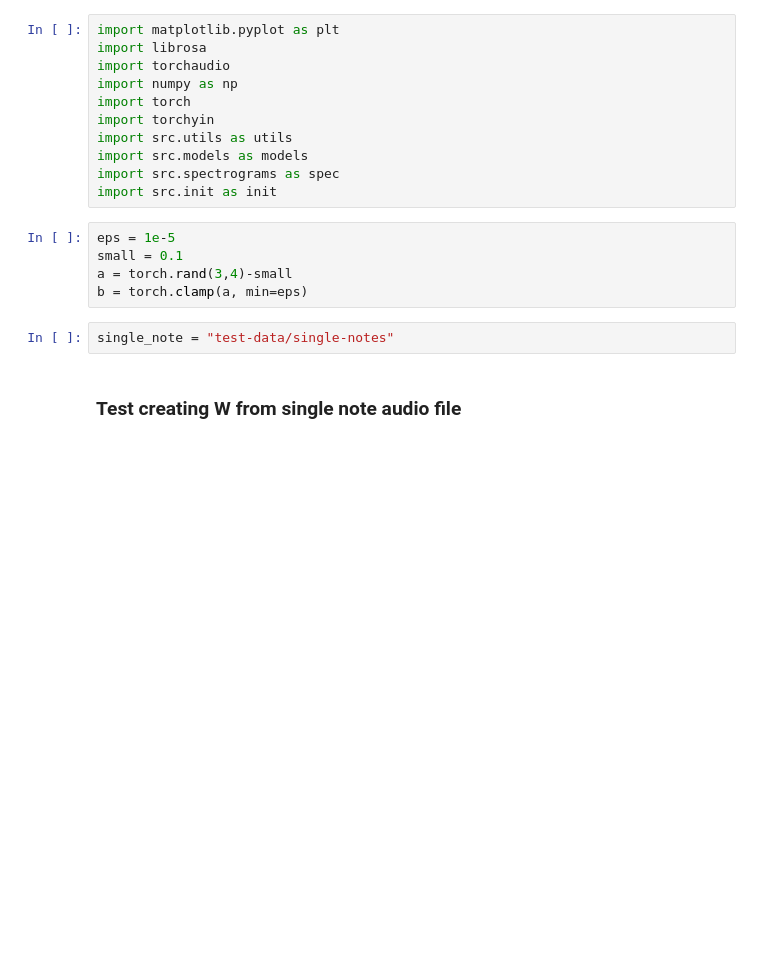
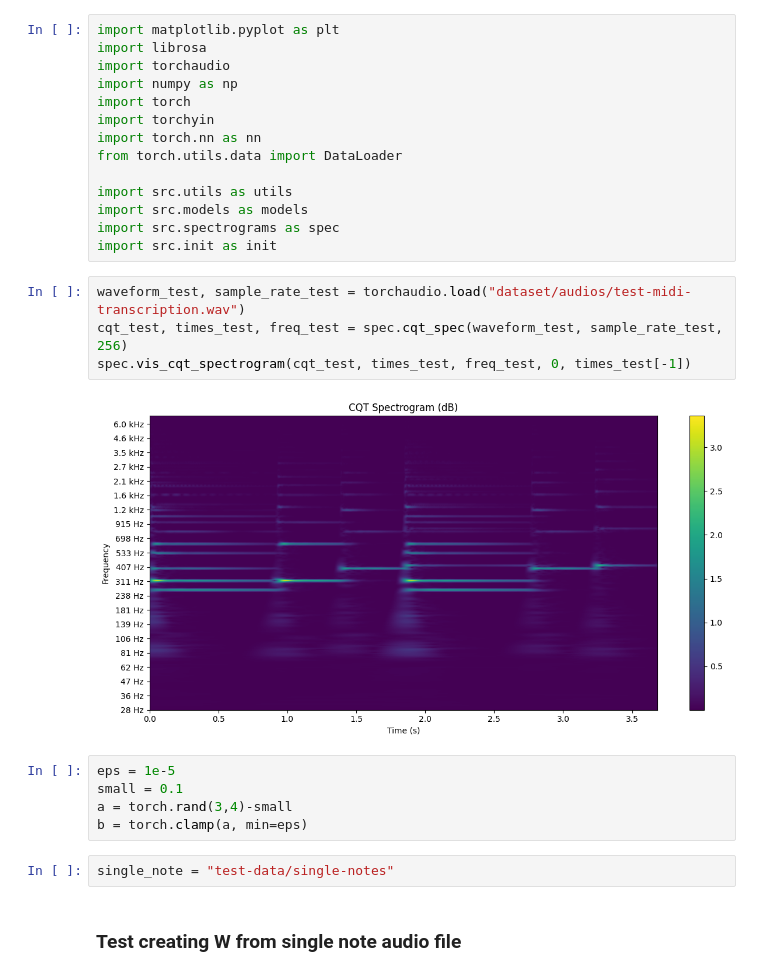
Before and after one commit to edabier/Unrolled-NMF, a Jupyter notebook: testings-notebook.ipynb, the cells around one changed output. Saved outputs shown, nothing was run; the diff lists cells and outputs as text; blank space fills up the shorter version.

```diff
--- a/testings-notebook.ipynb
+++ b/testings-notebook.ipynb
@@ -5,10 +5,19 @@ import torchaudio
 import numpy as np
 import torch
 import torchyin
+import torch.nn as nn
+from torch.utils.data import DataLoader
+
 import src.utils as utils
 import src.models as models
 import src.spectrograms as spec
 import src.init as init
+# %%
+waveform_test, sample_rate_test = torchaudio.load("dataset/audios/test-midi-transcription.wav")
+cqt_test, times_test, freq_test = spec.cqt_spec(waveform_test, sample_rate_test, 256)
+spec.vis_cqt_spectrogram(cqt_test, times_test, freq_test, 0, times_test[-1])
+# %% [output]
+[figure, added]
 # %%
 eps = 1e-5
 small = 0.1
```
Also changed, not shown: parts of 10 cells of this notebook, 8 other files.
